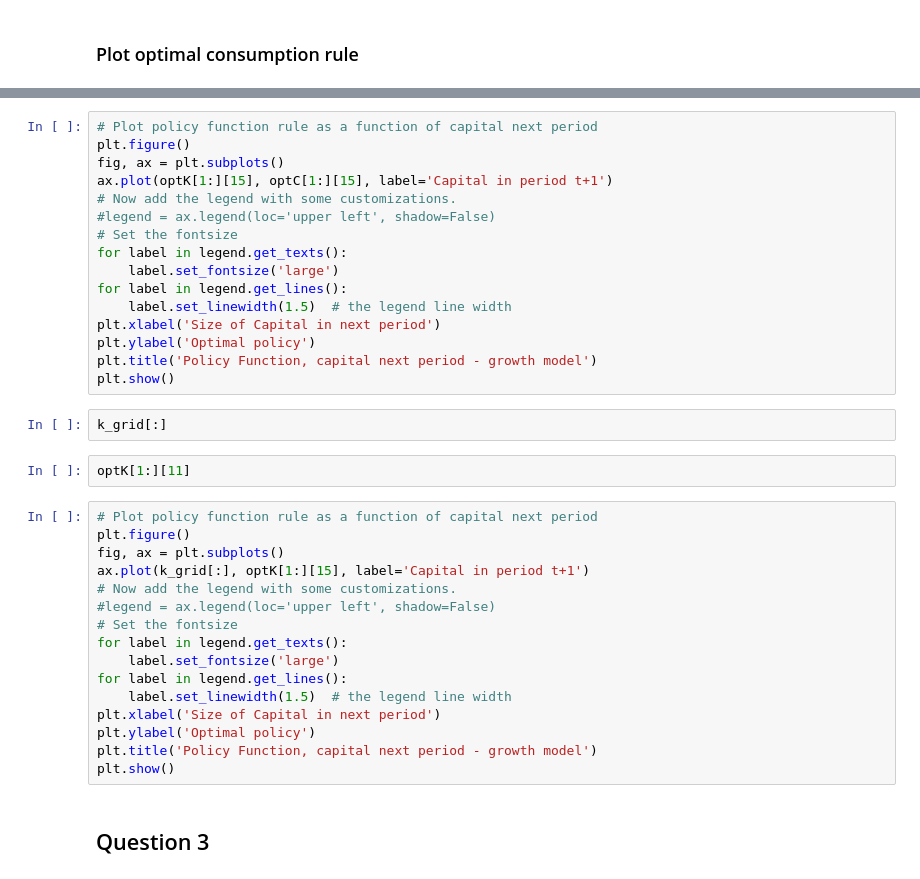
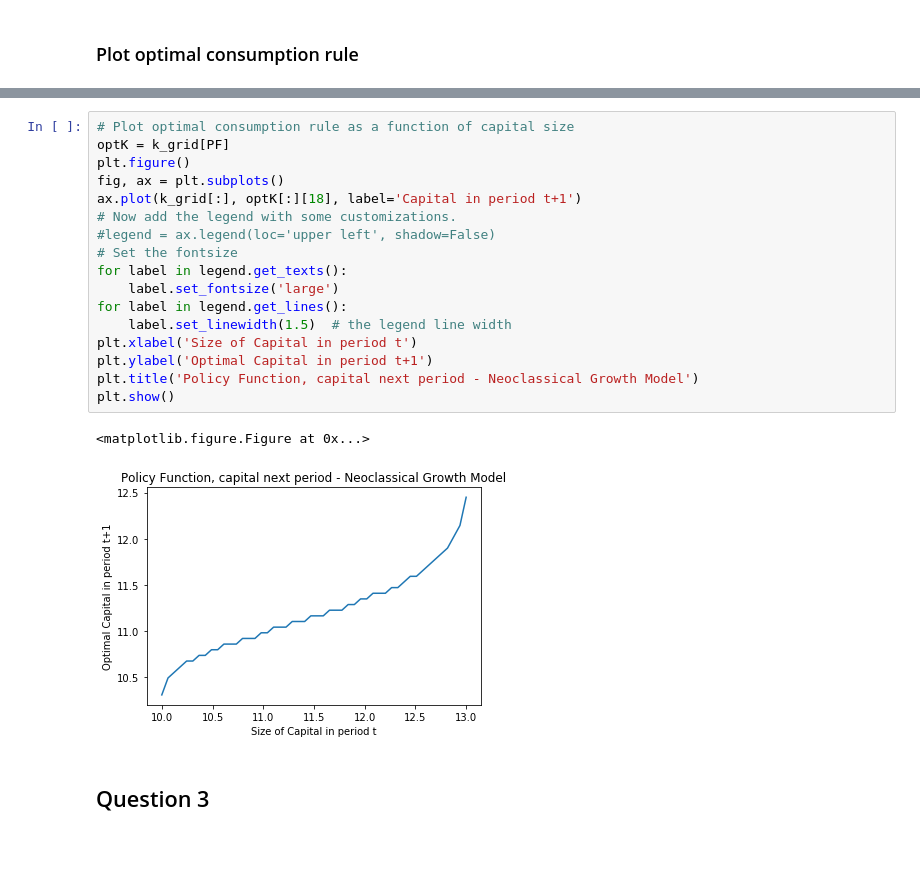
Before and after one commit to quainialberto/BootCamp2018, a Jupyter notebook: ProbSets/Econ/Wk1_DP/DP.ipynb, the cells around one changed output, grey strips where cells are left out. Cells and saved outputs as stored; diff of their text form; blank space fills up the shorter version.

```diff
--- a/ProbSets/Econ/Wk1_DP/DP.ipynb
+++ b/ProbSets/Econ/Wk1_DP/DP.ipynb
@@ -251,39 +269,23 @@ plt.show()
 # %%
-# Plot policy function rule as a function of capital next period
+# Plot optimal consumption rule as a function of capital size
+optK = k_grid[PF]
 plt.figure()
 fig, ax = plt.subplots()
-ax.plot(optK[1:][15], optC[1:][15], label='Capital in period t+1')
+ax.plot(k_grid[:], optK[:][18], label='Capital in period t+1')
 # Now add the legend with some customizations.
 #legend = ax.legend(loc='upper left', shadow=False)
 # Set the fontsize
 for label in legend.get_texts():
     label.set_fontsize('large')
 for label in legend.get_lines():
     label.set_linewidth(1.5)  # the legend line width
-plt.xlabel('Size of Capital in next period')
-plt.ylabel('Optimal policy')
-plt.title('Policy Function, capital next period - growth model')
+plt.xlabel('Size of Capital in period t')
+plt.ylabel('Optimal Capital in period t+1')
+plt.title('Policy Function, capital next period - Neoclassical Growth Model')
 plt.show()
+# %% [output]
+<matplotlib.figure.Figure at 0x...>
+[figure, added]
-# %%
-k_grid[:]
-# %%
-optK[1:][11]
-# %%
-# Plot policy function rule as a function of capital next period
-plt.figure()
-fig, ax = plt.subplots()
-ax.plot(k_grid[:], optK[1:][15], label='Capital in period t+1')
-# Now add the legend with some customizations.
-#legend = ax.legend(loc='upper left', shadow=False)
-# Set the fontsize
-for label in legend.get_texts():
-    label.set_fontsize('large')
-for label in legend.get_lines():
-    label.set_linewidth(1.5)  # the legend line width
-plt.xlabel('Size of Capital in next period')
-plt.ylabel('Optimal policy')
-plt.title('Policy Function, capital next period - growth model')
-plt.show()
 # %% [markdown]
 ## Question 3
 # %% [markdown]
```
Also changed, not shown: parts of 30 cells of this notebook, 2 other files.
